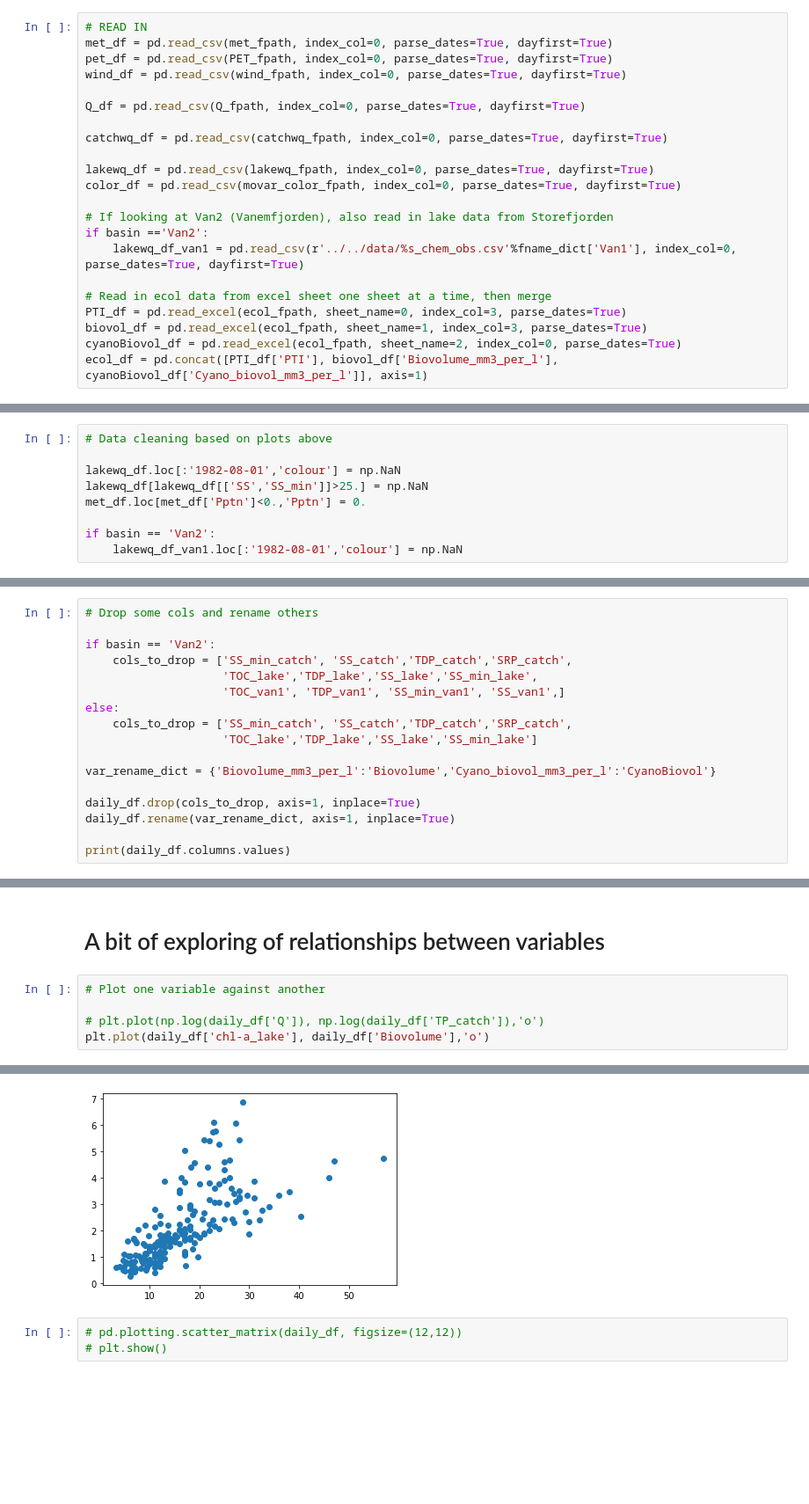
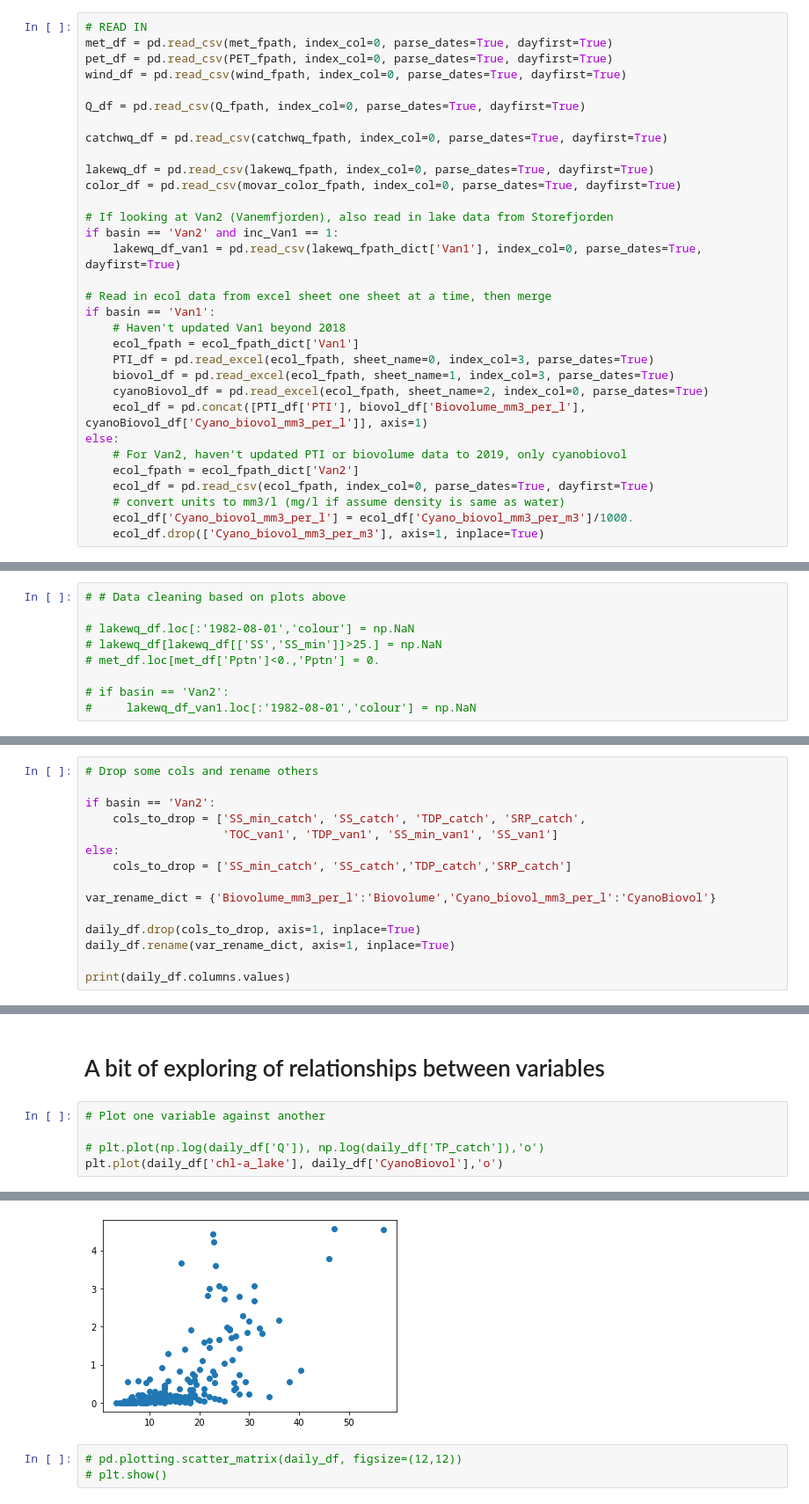
Before and after one commit to NIVANorge/seasonal_forecasting_watexr, a Jupyter notebook: Norway_Morsa/BayesianNetwork/Notebooks/MakeDataMatrices_Old/A_Make_data_matrix_monthly.ipynb, the cells around one changed output, grey strips where cells are left out. Shown at 88% size. Cells and saved outputs as stored; diff of their text form; blank space fills up the shorter version.

```diff
--- a/Norway_Morsa/BayesianNetwork/Notebooks/MakeDataMatrices_Old/A_Make_data_matrix_monthly.ipynb
+++ b/Norway_Morsa/BayesianNetwork/Notebooks/MakeDataMatrices_Old/A_Make_data_matrix_monthly.ipynb
@@ -65,14 +71,24 @@ lakewq_df = pd.read_csv(lakewq_fpath, index_col=0, parse_dates=True, dayfirst=Tr
 color_df = pd.read_csv(movar_color_fpath, index_col=0, parse_dates=True, dayfirst=True)
 
 # If looking at Van2 (Vanemfjorden), also read in lake data from Storefjorden
-if basin =='Van2':
-    lakewq_df_van1 = pd.read_csv(r'../../data/%s_chem_obs.csv'%fname_dict['Van1'], index_col=0, parse_dates=True, dayfirst=True)
+if basin == 'Van2' and inc_Van1 == 1:
+    lakewq_df_van1 = pd.read_csv(lakewq_fpath_dict['Van1'], index_col=0, parse_dates=True, dayfirst=True)
 
 # Read in ecol data from excel sheet one sheet at a time, then merge
-PTI_df = pd.read_excel(ecol_fpath, sheet_name=0, index_col=3, parse_dates=True)
-biovol_df = pd.read_excel(ecol_fpath, sheet_name=1, index_col=3, parse_dates=True)
-cyanoBiovol_df = pd.read_excel(ecol_fpath, sheet_name=2, index_col=0, parse_dates=True)
-ecol_df = pd.concat([PTI_df['PTI'], biovol_df['Biovolume_mm3_per_l'], cyanoBiovol_df['Cyano_biovol_mm3_per_l']], axis=1)
+if basin == 'Van1':
+    # Haven't updated Van1 beyond 2018
+    ecol_fpath = ecol_fpath_dict['Van1']
+    PTI_df = pd.read_excel(ecol_fpath, sheet_name=0, index_col=3, parse_dates=True)
+    biovol_df = pd.read_excel(ecol_fpath, sheet_name=1, index_col=3, parse_dates=True)
+    cyanoBiovol_df = pd.read_excel(ecol_fpath, sheet_name=2, index_col=0, parse_dates=True)
+    ecol_df = pd.concat([PTI_df['PTI'], biovol_df['Biovolume_mm3_per_l'], cyanoBiovol_df['Cyano_biovol_mm3_per_l']], axis=1)
+else:
+    # For Van2, haven't updated PTI or biovolume data to 2019, only cyanobiovol
+    ecol_fpath = ecol_fpath_dict['Van2']
+    ecol_df = pd.read_csv(ecol_fpath, index_col=0, parse_dates=True, dayfirst=True)
+    # convert units to mm3/l (mg/l if assume density is same as water)
+    ecol_df['Cyano_biovol_mm3_per_l'] = ecol_df['Cyano_biovol_mm3_per_m3']/1000.
+    ecol_df.drop(['Cyano_biovol_mm3_per_m3'], axis=1, inplace=True)
 # %% [markdown]
 # Some quality control and visualisation
 # %%
@@ -260,14 +268,14 @@ Van1 & Van2:
 
 Otherwise looks ok at first glance (aside from occasional outlier)
 # %%
-# Data cleaning based on plots above
+# # Data cleaning based on plots above
 
-lakewq_df.loc[:'1982-08-01','colour'] = np.NaN
-lakewq_df[lakewq_df[['SS','SS_min']]>25.] = np.NaN
-met_df.loc[met_df['Pptn']<0.,'Pptn'] = 0.
+# lakewq_df.loc[:'1982-08-01','colour'] = np.NaN
+# lakewq_df[lakewq_df[['SS','SS_min']]>25.] = np.NaN
+# met_df.loc[met_df['Pptn']<0.,'Pptn'] = 0.
 
-if basin == 'Van2':
-    lakewq_df_van1.loc[:'1982-08-01','colour'] = np.NaN
+# if basin == 'Van2':
+#     lakewq_df_van1.loc[:'1982-08-01','colour'] = np.NaN
 # %%
 # Replot to see how it looks now
 
@@ -316,12 +323,10 @@ array(['Pptn', 'Temp', 'Wind_speed', 'PET', 'Q', 'TP_catch', 'TDP_catch',
 # Drop some cols and rename others
 
 if basin == 'Van2':
-    cols_to_drop = ['SS_min_catch', 'SS_catch','TDP_catch','SRP_catch',
-                    'TOC_lake','TDP_lake','SS_lake','SS_min_lake',
-                    'TOC_van1', 'TDP_van1', 'SS_min_van1', 'SS_van1',]
+    cols_to_drop = ['SS_min_catch', 'SS_catch', 'TDP_catch', 'SRP_catch',
+                    'TOC_van1', 'TDP_van1', 'SS_min_van1', 'SS_van1']
 else:
-    cols_to_drop = ['SS_min_catch', 'SS_catch','TDP_catch','SRP_catch',
-                    'TOC_lake','TDP_lake','SS_lake','SS_min_lake']
+    cols_to_drop = ['SS_min_catch', 'SS_catch','TDP_catch','SRP_catch']
 
 var_rename_dict = {'Biovolume_mm3_per_l':'Biovolume','Cyano_biovol_mm3_per_l':'CyanoBiovol'}
 
@@ -495,11 +498,11 @@ Date
 # %%
 # Plot one variable against another
 
 # plt.plot(np.log(daily_df['Q']), np.log(daily_df['TP_catch']),'o')
-plt.plot(daily_df['chl-a_lake'], daily_df['Biovolume'],'o')
+plt.plot(daily_df['chl-a_lake'], daily_df['CyanoBiovol'],'o')
 # %% [output]
 [<matplotlib.lines.Line2D at 0x...>]
-[figure, old version]
+[figure, new version]
 # %%
 # pd.plotting.scatter_matrix(daily_df, figsize=(12,12))
 # plt.show()
```
Also changed, not shown: parts of 22 cells of this notebook, 25 other files.
